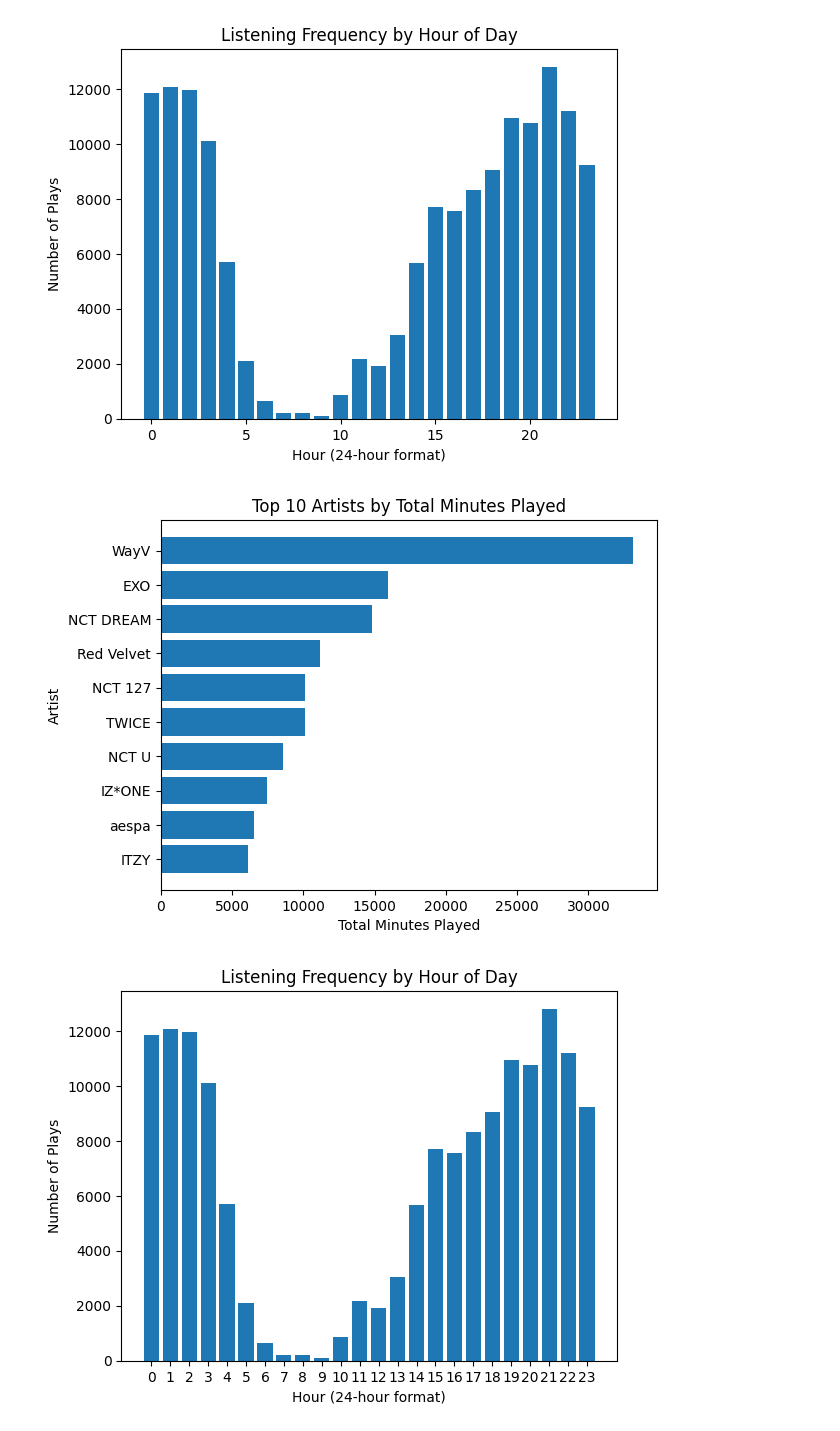
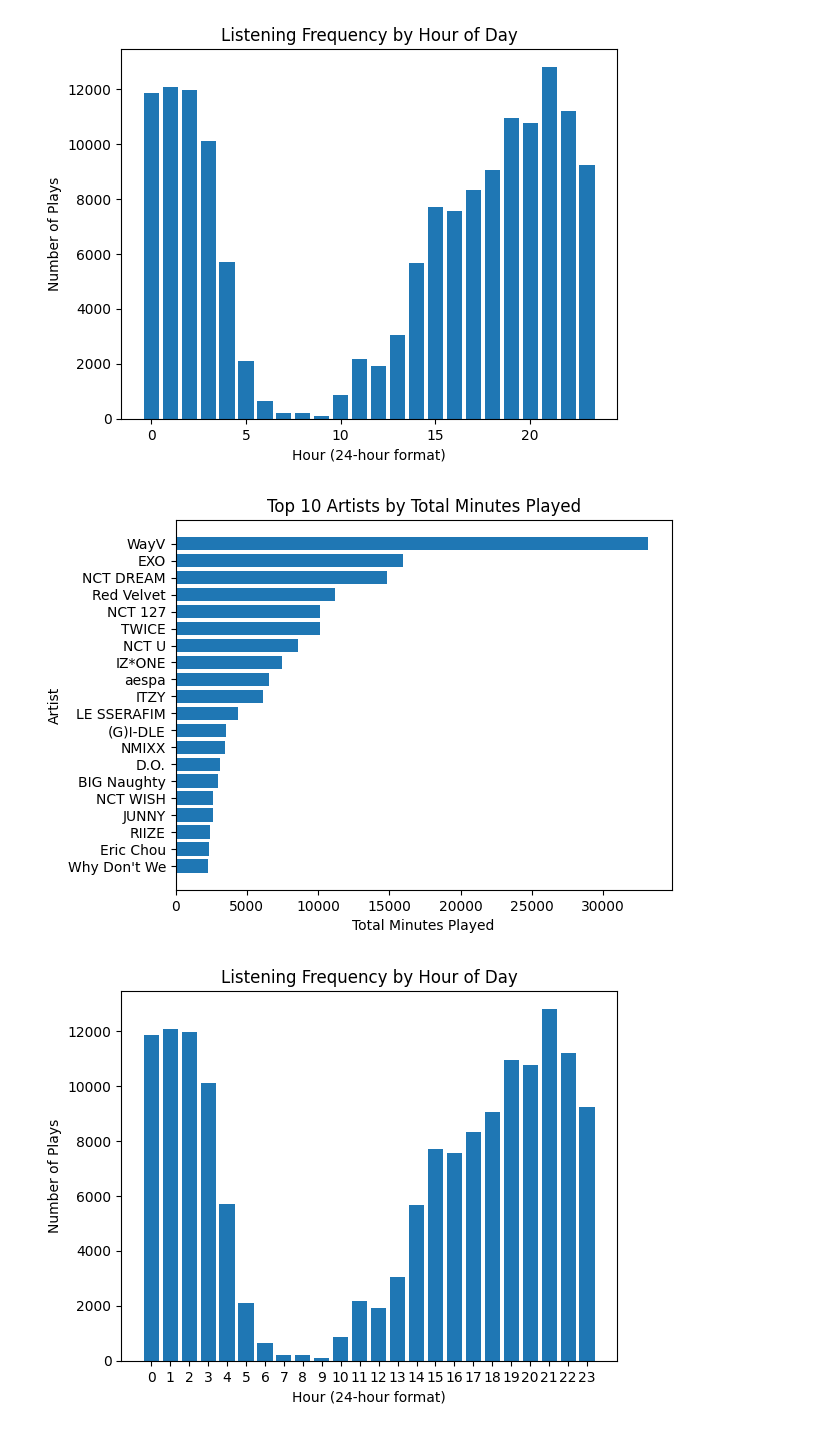
Before and after one commit to austin-ing/spotify_listening_analysis, a Jupyter notebook: notebooks/spotify_eda.ipynb, the cells around one changed output. Drawn from its saved outputs; the diff is of its cells as text; code cells hidden in the pictures.

```diff
--- a/notebooks/spotify_eda.ipynb
+++ b/notebooks/spotify_eda.ipynb
@@ -276,22 +286,22 @@ plt.show()
 # %%
 top_artists = (
     df.groupby("artist_name")["minutes_played"]
       .sum()
       .sort_values(ascending=False)
-      .head(10)
+      .head(20)
 )
 
 plt.figure()
 plt.barh(top_artists.index, top_artists.values)
 
 plt.title("Top 10 Artists by Total Minutes Played")
 plt.xlabel("Total Minutes Played")
 plt.ylabel("Artist")
 
 plt.gca().invert_yaxis()
 plt.show()
 # %% [output]
-[figure, old version]
+[figure, new version]
 # %%
 hour_counts = df["hour"].value_counts().sort_index()
 
```
Also changed, not shown: parts of 9 cells of this notebook.
